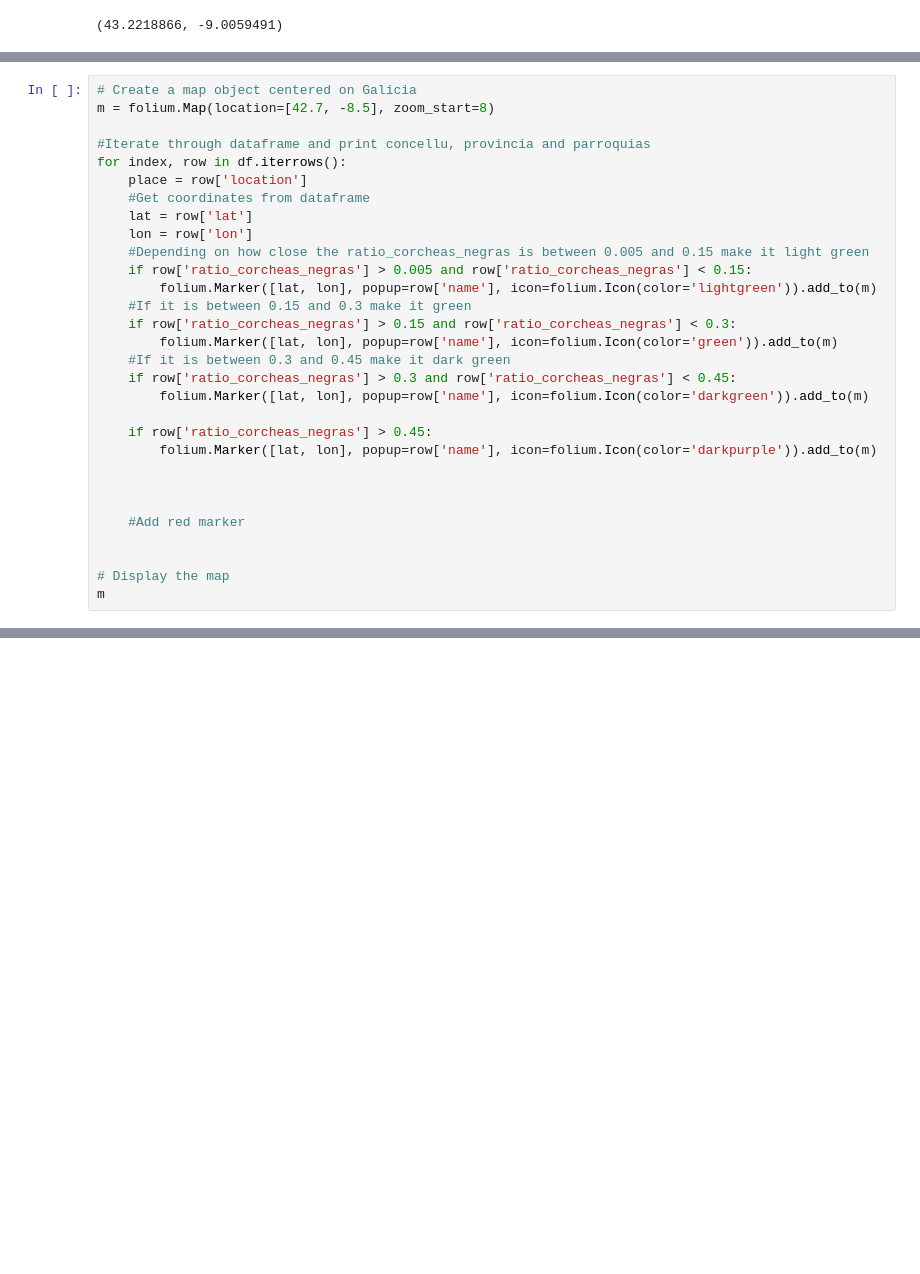
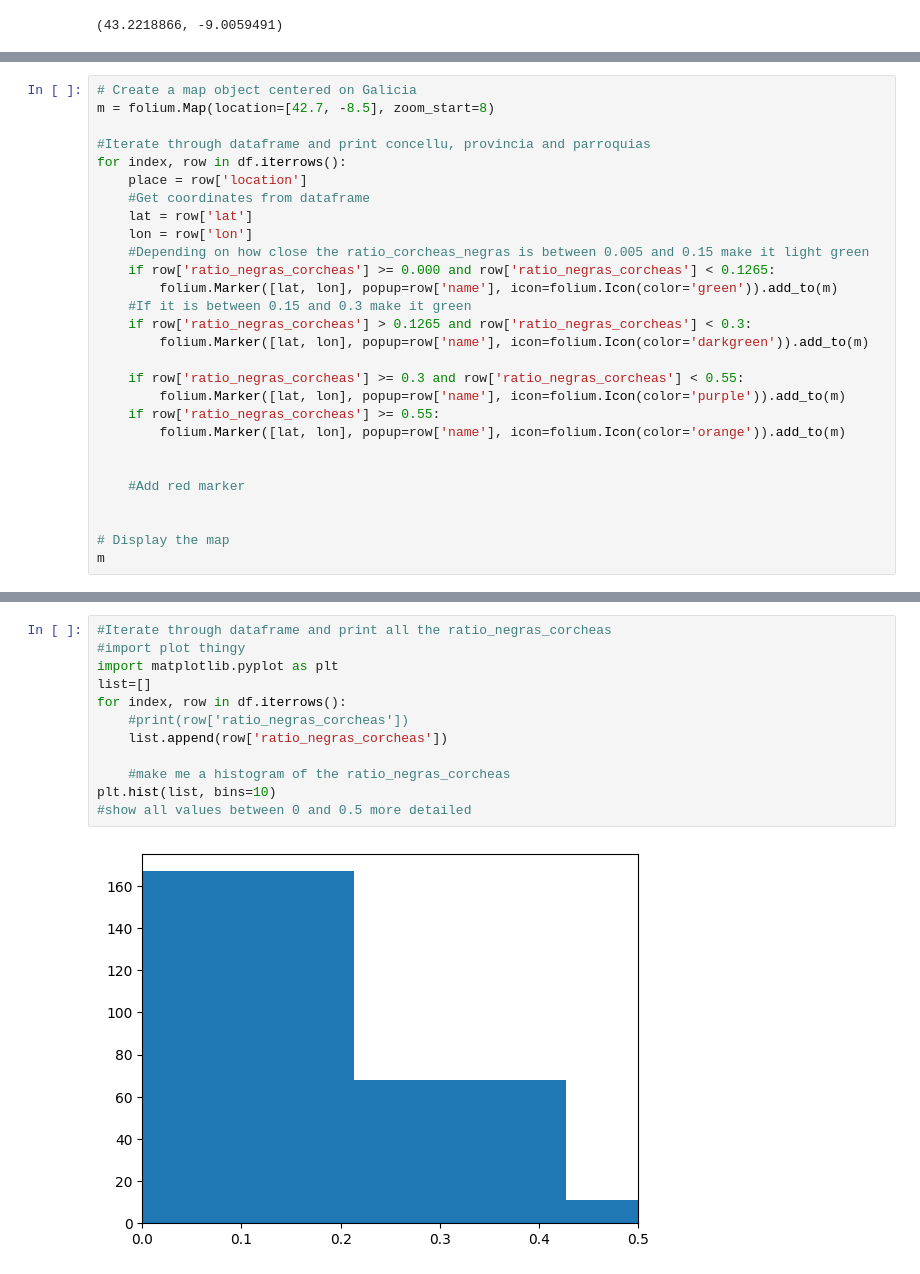
Before and after one commit to iferco/GMD-classification, a Jupyter notebook: testing/map_prueba.ipynb, the cells around one changed output, grey strips where cells are left out. Saved outputs shown, nothing was run; the diff lists cells and outputs as text; blank space fills up the shorter version.

Commit message:
New map visualization future work with muiñeira structure

```diff
--- a/testing/map_prueba.ipynb
+++ b/testing/map_prueba.ipynb
@@ -205,18 +208,16 @@ for index, row in df.iterrows():
     lat = row['lat']
     lon = row['lon']
     #Depending on how close the ratio_corcheas_negras is between 0.005 and 0.15 make it light green
-    if row['ratio_corcheas_negras'] > 0.005 and row['ratio_corcheas_negras'] < 0.15:
-        folium.Marker([lat, lon], popup=row['name'], icon=folium.Icon(color='lightgreen')).add_to(m)
+    if row['ratio_negras_corcheas'] >= 0.000 and row['ratio_negras_corcheas'] < 0.1265:
+        folium.Marker([lat, lon], popup=row['name'], icon=folium.Icon(color='green')).add_to(m)
     #If it is between 0.15 and 0.3 make it green
-    if row['ratio_corcheas_negras'] > 0.15 and row['ratio_corcheas_negras'] < 0.3:
-        folium.Marker([lat, lon], popup=row['name'], icon=folium.Icon(color='green')).add_to(m)
-    #If it is between 0.3 and 0.45 make it dark green
-    if row['ratio_corcheas_negras'] > 0.3 and row['ratio_corcheas_negras'] < 0.45:
+    if row['ratio_negras_corcheas'] > 0.1265 and row['ratio_negras_corcheas'] < 0.3:
         folium.Marker([lat, lon], popup=row['name'], icon=folium.Icon(color='darkgreen')).add_to(m)
 
-    if row['ratio_corcheas_negras'] > 0.45:
-        folium.Marker([lat, lon], popup=row['name'], icon=folium.Icon(color='darkpurple')).add_to(m)
-
+    if row['ratio_negras_corcheas'] >= 0.3 and row['ratio_negras_corcheas'] < 0.55:
+        folium.Marker([lat, lon], popup=row['name'], icon=folium.Icon(color='purple')).add_to(m)
+    if row['ratio_negras_corcheas'] >= 0.55:
+        folium.Marker([lat, lon], popup=row['name'], icon=folium.Icon(color='orange')).add_to(m)
 
 
     #Add red marker
@@ -226,3 +227,17 @@ for index, row in df.iterrows():
 m
 # %% [output]
 [interactive output not drawn]
+# %%
+#Iterate through dataframe and print all the ratio_negras_corcheas
+#import plot thingy
+import matplotlib.pyplot as plt
+list=[]
+for index, row in df.iterrows():
+    #print(row['ratio_negras_corcheas'])
+    list.append(row['ratio_negras_corcheas'])
+
+    #make me a histogram of the ratio_negras_corcheas
+plt.hist(list, bins=10)
+#show all values between 0 and 0.5 more detailed
+# %% [output]
+[figure, added]
```
Also changed, not shown: parts of 6 cells of this notebook, 1 other file.
